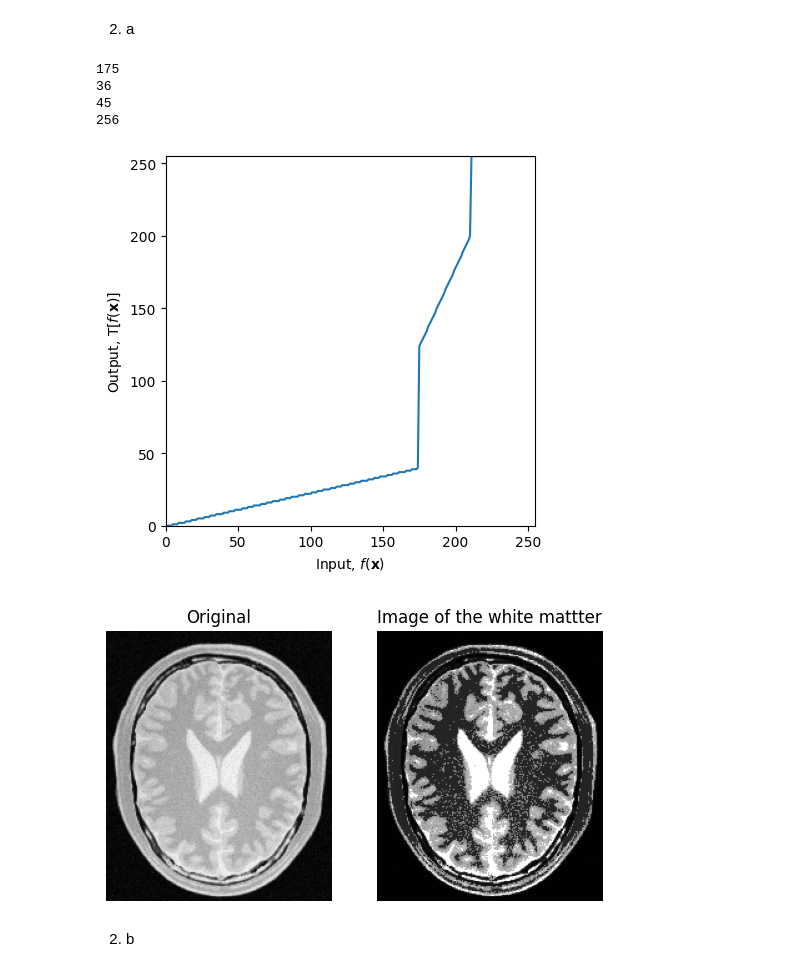
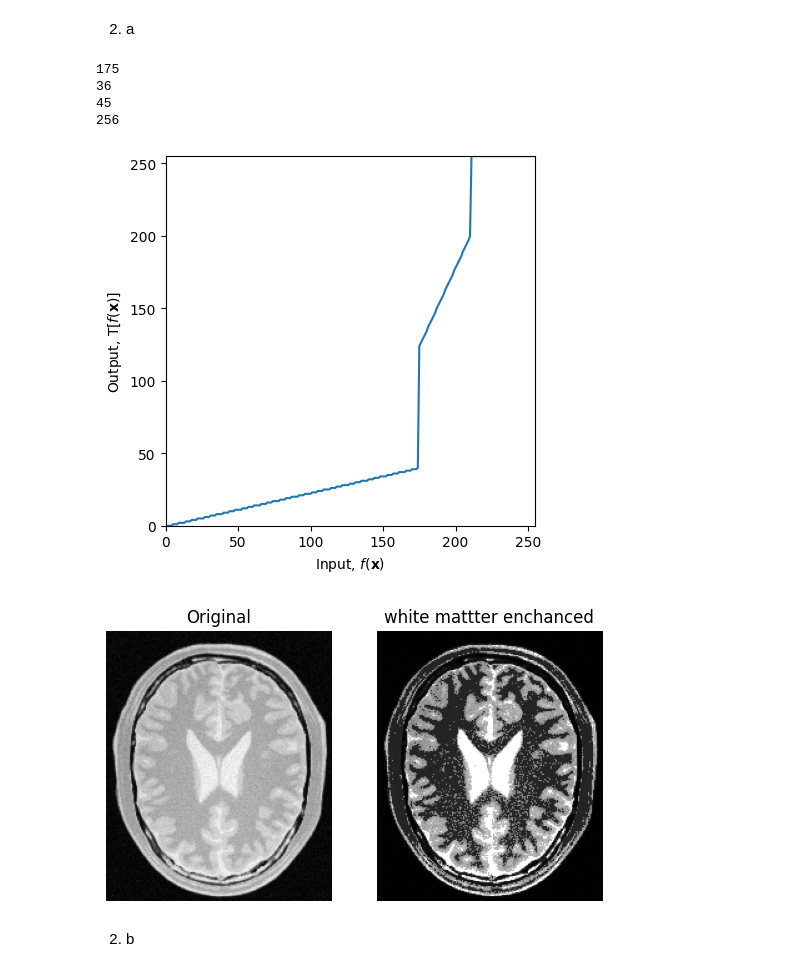
Before and after one commit to RushenHansana/Image_Processing, a Jupyter notebook: Assignment 1.ipynb, the cells around one changed output. Cells and saved outputs as stored; diff of their text form; code cells hidden in the pictures.

```diff
--- a/Assignment 1.ipynb
+++ b/Assignment 1.ipynb
@@ -66,35 +66,35 @@ print(len(t3))
 transform = np.concatenate((t1,t2), axis =0).astype('uint8')
 transform = np.concatenate((transform,t3), axis =0).astype('uint8')
 print(len(transform))
 
 fig, ax = plt.subplots()
 ax.plot(transform)
 ax.set_xlabel(r'Input, $f(\mathbf{x})$')
 ax.set_ylabel('Output, $\mathrm{T}[f(\mathbf{x})]$')
 ax.set_xlim(0,255)
 ax.set_ylim(0,255)
 ax.set_aspect('equal')
 
 img_org = cv.imread('BrainProtonDensitySlice9.png',cv.IMREAD_GRAYSCALE)
 
 fig, ax = plt.subplots(1,2)
 ax[0].imshow(img_org, cmap ='gray')
 ax[0].set_title('Original')
 ax[0].axis('off')
 image_white=cv.LUT(img_org, transform)
 ax[1].imshow(image_white, cmap ='gray')
-ax[1].set_title('Image of the white mattter')
+ax[1].set_title('white mattter enchanced')
 ax[1].axis('off')
 
 
 plt.show()
 # %% [output]
 175
 36
 45
 256
 [figure]
-[figure, old version]
+[figure, new version]
 # %% [markdown]
 2. b
 # %%
```
Also changed, not shown: parts of 4 cells of this notebook.
